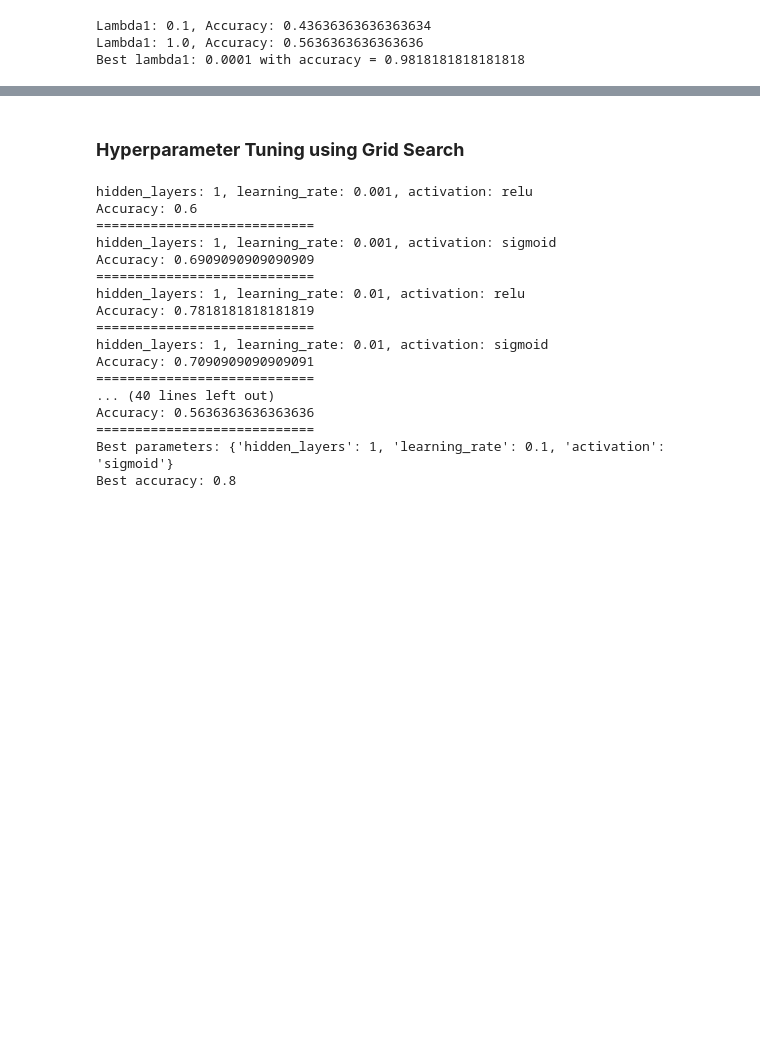
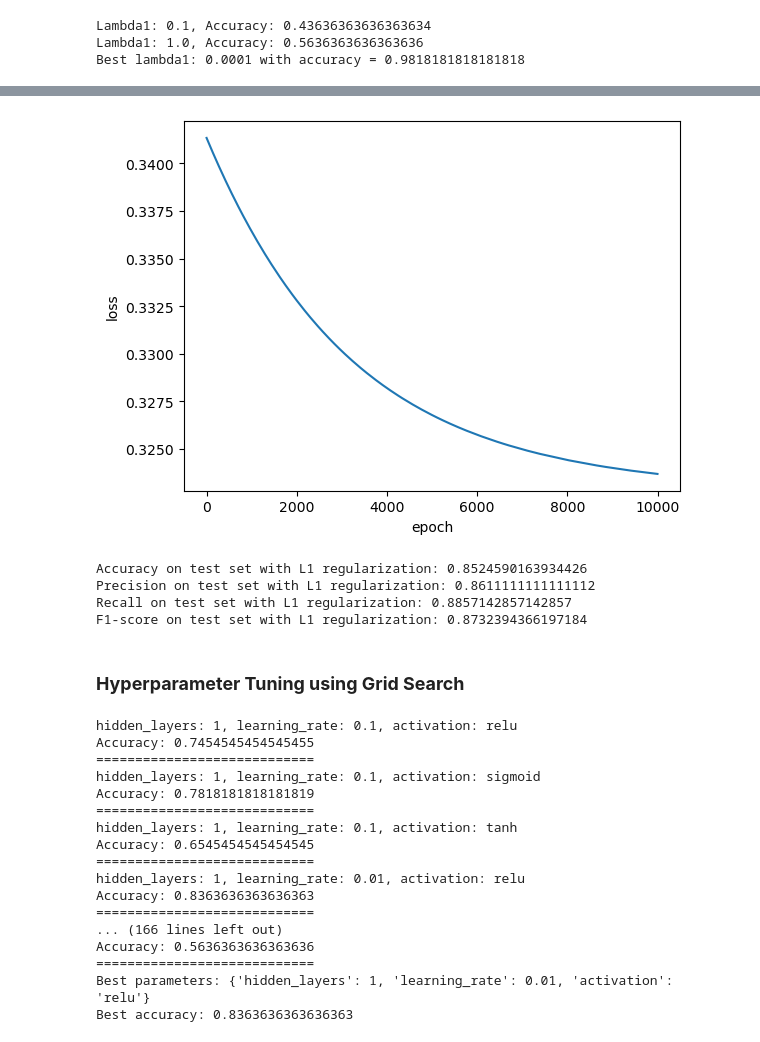
Before and after one commit to thuvu17/ml-train-heart-attack, a Jupyter notebook: heart_attack_NN.ipynb, the cells around one changed output, grey strips where cells are left out. Drawn from its saved outputs; the diff is of its cells as text; code cells hidden in the pictures; blank space fills up the shorter version.

```diff
--- a/heart_attack_NN.ipynb
+++ b/heart_attack_NN.ipynb
@@ -412,3 +433,20 @@ Best lambda1: 0.0001 with accuracy = 0.9818181818181818
+# %%
+y_pred_test_reg_l1, epoch_loss_dict_test_reg_l1 = optimize_l1(num_epoch, best_lambda, optimizer_reg, train_model, X_test_tensor, y_test_tensor)
+y_pred_binary_test_reg_l1 = (y_pred_test_reg_l1.detach().numpy() > 0.5).astype(int)
+plot_loss_curve(epoch_loss_dict_test_reg_l1)
+
+accuracy_test_l1, precision_test_l1, recall_test_l1, f1_test_l1 = perf_metrics(y_test, y_pred_binary_test_reg_l1)
+
+print("Accuracy on test set with L1 regularization:", accuracy_test_l1)
+print("Precision on test set with L1 regularization:", precision_test_l1)
+print("Recall on test set with L1 regularization:", recall_test_l1)
+print("F1-score on test set with L1 regularization:", f1_test_l1)
+# %% [output]
+[figure, added]
+Accuracy on test set with L1 regularization: 0.8524590163934426
+Precision on test set with L1 regularization: 0.8611111111111112
+Recall on test set with L1 regularization: 0.8857142857142857
+F1-score on test set with L1 regularization: 0.8732394366197184
 # %% [markdown]
 ### **Hyperparameter Tuning using Grid Search**
 # %%
@@ -421,9 +459,9 @@ param_grid = {
 
 
 # Define hyperparameters to search
-hidden_layers_list = [1, 2, 3]
-learning_rates = [0.001, 0.01, 0.1]
-activations = ['relu', 'sigmoid']
+hidden_layers_list = [1, 2, 3, 4]
+learning_rates = [0.1, 0.01, 0.001, 0.0001, 0.00001]
+activations =  ['relu', 'sigmoid', 'tanh']
 
 # Define a function to create and train the model with given hyperparameters
 def train_model(hidden_layers, learning_rate, activation, X_train, y_train, X_val, y_val):
@@ -469,20 +507,20 @@ for hidden_layers, learning_rate, activation in itertools.product(hidden_layers_
 print("Best parameters:", best_params)
 print("Best accuracy:", best_accuracy)
 # %% [output]
-hidden_layers: 1, learning_rate: 0.001, activation: relu
-Accuracy: 0.6
+hidden_layers: 1, learning_rate: 0.1, activation: relu
+Accuracy: 0.7454545454545455
 ============================
-hidden_layers: 1, learning_rate: 0.001, activation: sigmoid
-Accuracy: 0.6909090909090909
+hidden_layers: 1, learning_rate: 0.1, activation: sigmoid
+Accuracy: 0.7818181818181819
+============================
+hidden_layers: 1, learning_rate: 0.1, activation: tanh
+Accuracy: 0.6545454545454545
 ============================
 hidden_layers: 1, learning_rate: 0.01, activation: relu
-Accuracy: 0.7818181818181819
+Accuracy: 0.8363636363636363
 ============================
-hidden_layers: 1, learning_rate: 0.01, activation: sigmoid
-Accuracy: 0.7090909090909091
-============================
-... (40 lines left out)
+... (166 lines left out)
 Accuracy: 0.5636363636363636
 ============================
-Best parameters: {'hidden_layers': 1, 'learning_rate': 0.1, 'activation': 'sigmoid'}
-Best accuracy: 0.8
+Best parameters: {'hidden_layers': 1, 'learning_rate': 0.01, 'activation': 'relu'}
+Best accuracy: 0.8363636363636363
```
Also changed, not shown: parts of 8 cells of this notebook.
